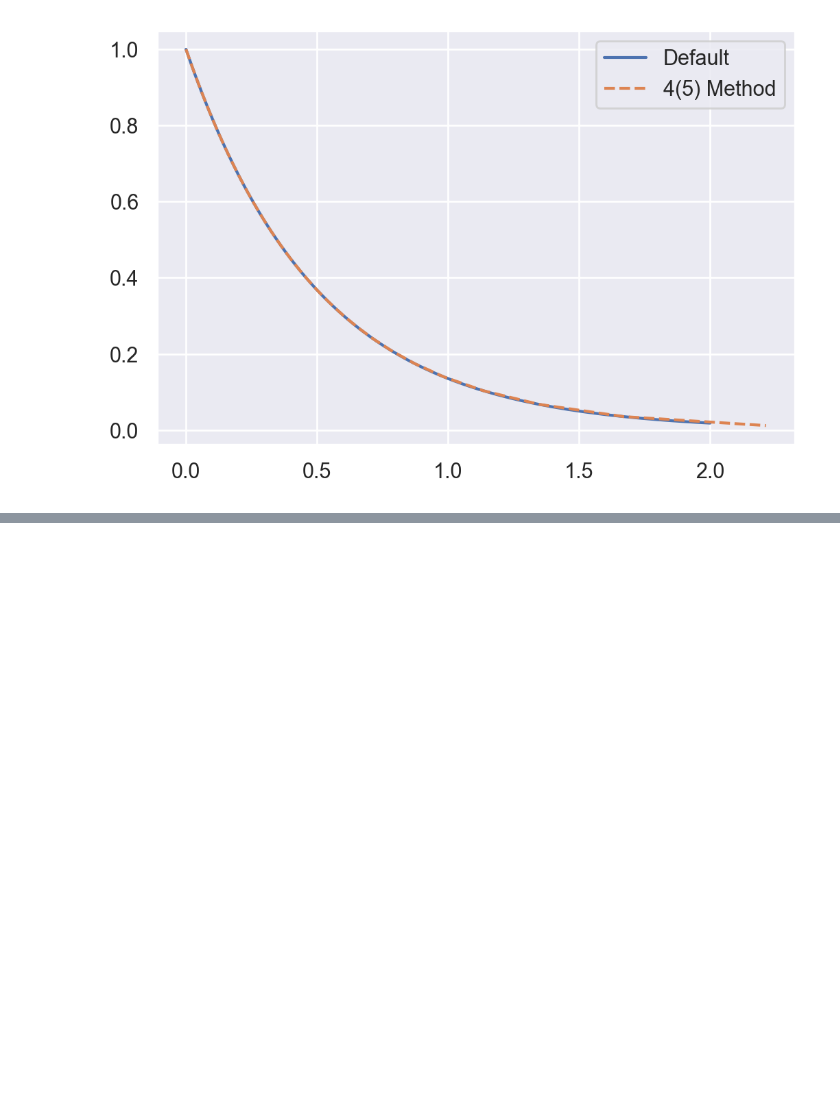
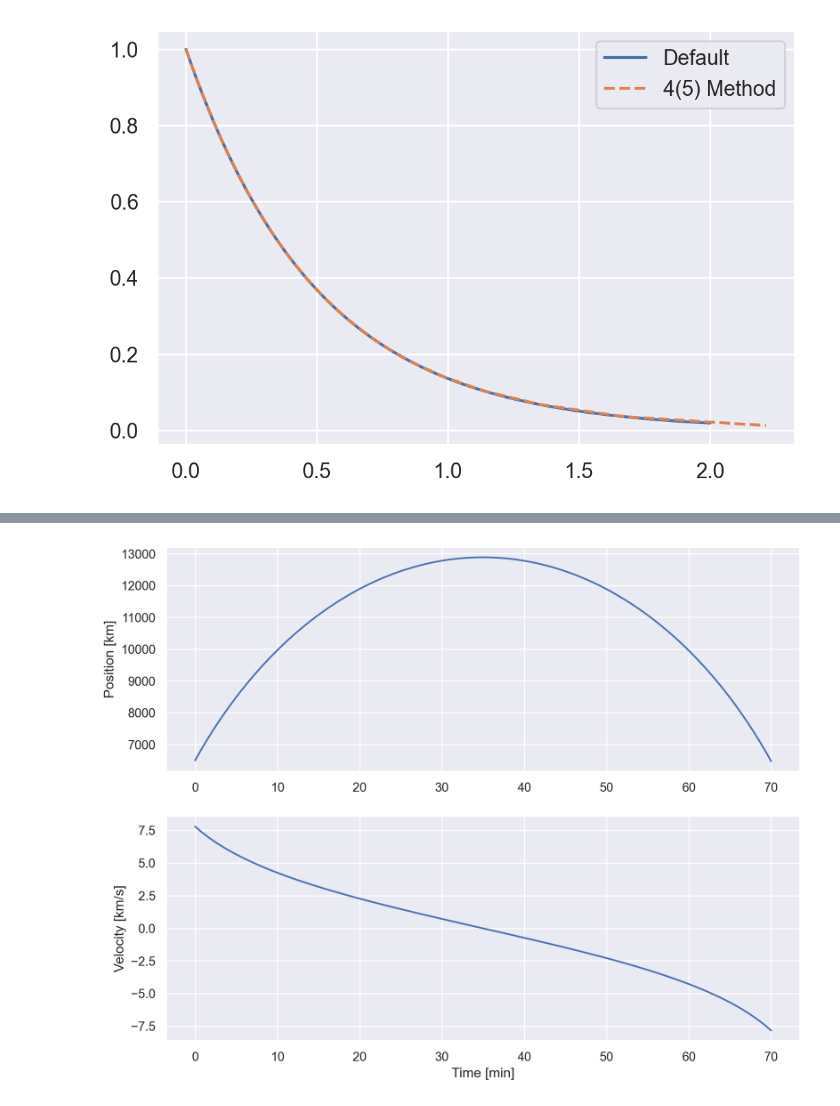
Before and after one commit to MichaszJ/scripts, a Jupyter notebook: Numerical-Methods/usage.ipynb, the cells around one changed output, grey strips where cells are left out. Cells and saved outputs as stored; diff of their text form; code cells hidden in the pictures; blank space fills up the shorter version.

```diff
--- a/Numerical-Methods/usage.ipynb
+++ b/Numerical-Methods/usage.ipynb
@@ -83,0 +93,28 @@ plt.show()
+# %%
+re = 6378e3
+g0 = 9.807
+
+y1_0 = 6500e3
+y2_0 = 7.8e3
+
+S0 = [y1_0, y2_0]
+# %%
+def dSdx(t, S):
+    y1, y2 = S
+    return [y2, -1 * (g0 * re**2) / (y1**2)]
+# %%
+s_out, t_out = rk_4(dSdx, y_init=S0, t_init=0, t_final=60*70)
+# %%
+fig, axs = plt.subplots(2, dpi=230, figsize=(10,8))
+
+axs[0].plot(t_out/60, s_out.T[0]/1e3)
+axs[1].plot(t_out/60, s_out.T[1]/1e3)
+
+axs[0].set_ylabel('Position [km]')
+axs[1].set_ylabel('Velocity [km/s]')
+
+axs[1].set_xlabel('Time [min]')
+
+plt.show()
+# %% [output]
+[figure, added]
```
Also changed, not shown: parts of 3 cells of this notebook, 2 other files.
